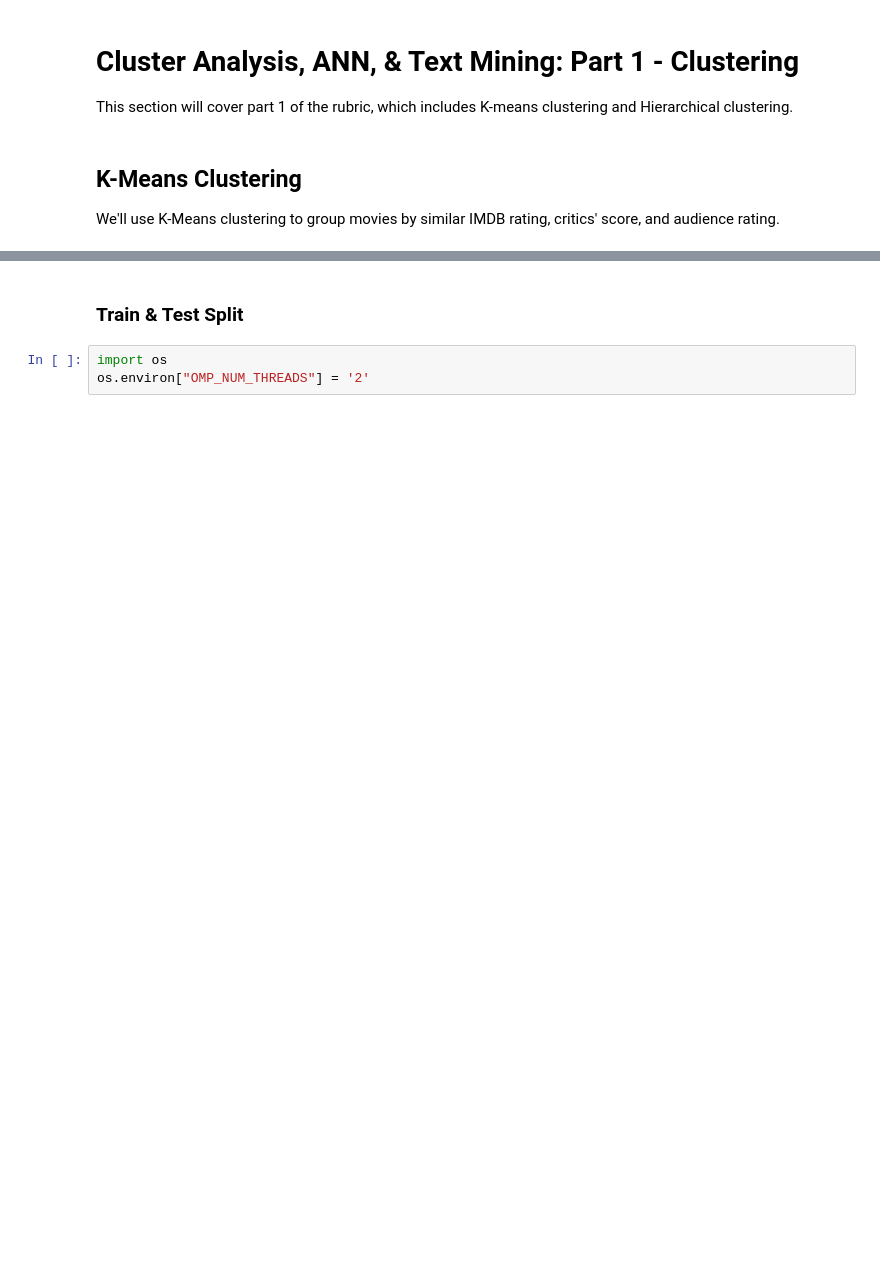
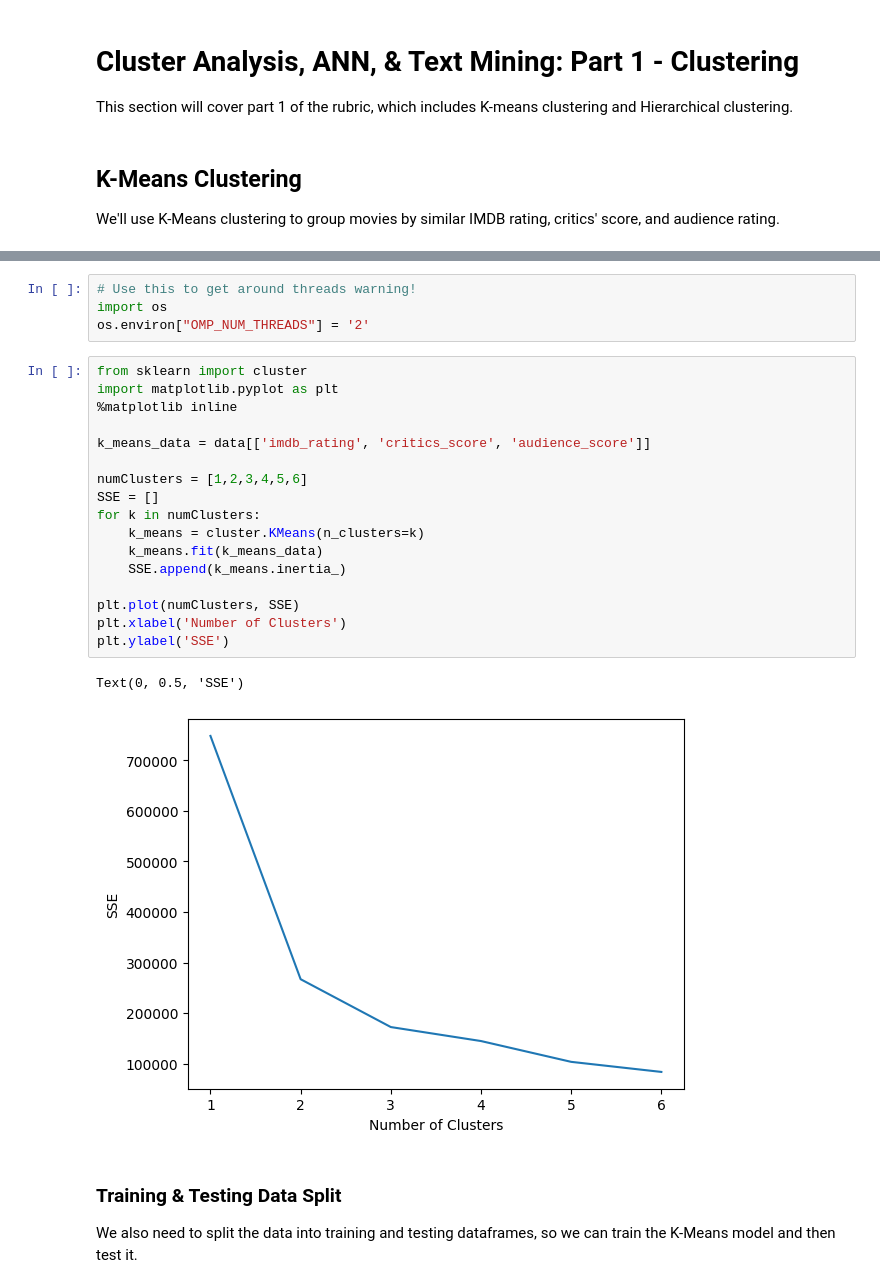
Before and after one commit to Robby-D1/CSC177_ClusterAnalysis_Project, a Jupyter notebook: Part 1/Text Mining Project Part 1.ipynb, the cells around one changed output, grey strips where cells are left out. Drawn from its saved outputs; the diff is of its cells as text; blank space fills up the shorter version.

```diff
--- a/Part 1/Text Mining Project Part 1.ipynb
+++ b/Part 1/Text Mining Project Part 1.ipynb
@@ -23,6 +30,28 @@ df.head()
+# %%
+# Use this to get around threads warning!
+import os
+os.environ["OMP_NUM_THREADS"] = '2'
+# %%
+from sklearn import cluster
+import matplotlib.pyplot as plt
+%matplotlib inline
+
+k_means_data = data[['imdb_rating', 'critics_score', 'audience_score']]
+
+numClusters = [1,2,3,4,5,6]
+SSE = []
+for k in numClusters:
+    k_means = cluster.KMeans(n_clusters=k)
+    k_means.fit(k_means_data)
+    SSE.append(k_means.inertia_)
+
+plt.plot(numClusters, SSE)
+plt.xlabel('Number of Clusters')
+plt.ylabel('SSE')
+# %% [output]
+Text(0, 0.5, 'SSE')
+[figure, added]
 # %% [markdown]
-### Train & Test Split
+### Training & Testing Data Split
+We also need to split the data into training and testing dataframes, so we can train the K-Means model and then test it.
-# %%
-import os
-os.environ["OMP_NUM_THREADS"] = '2'
 # %%
```
Also changed, not shown: parts of 12 cells of this notebook.
